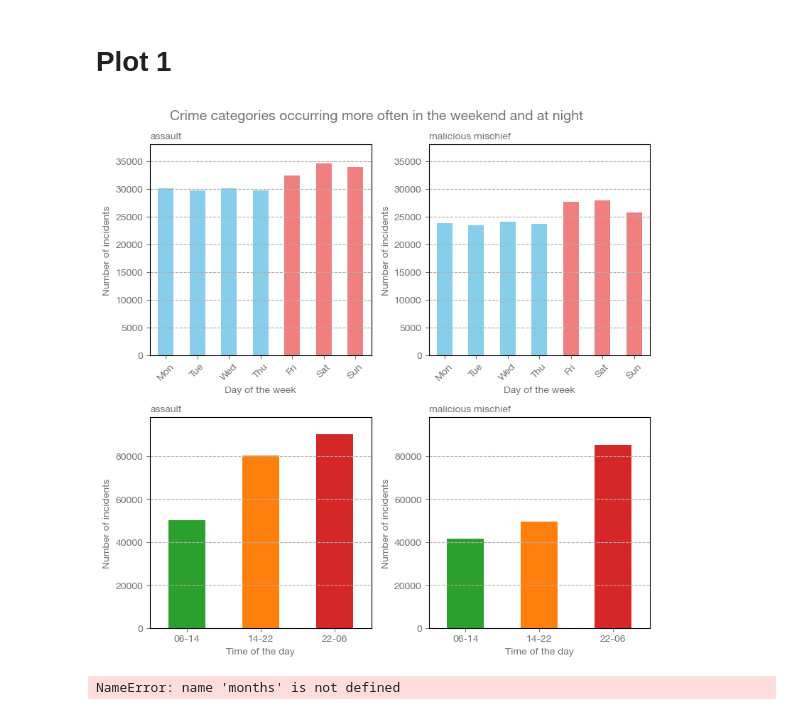
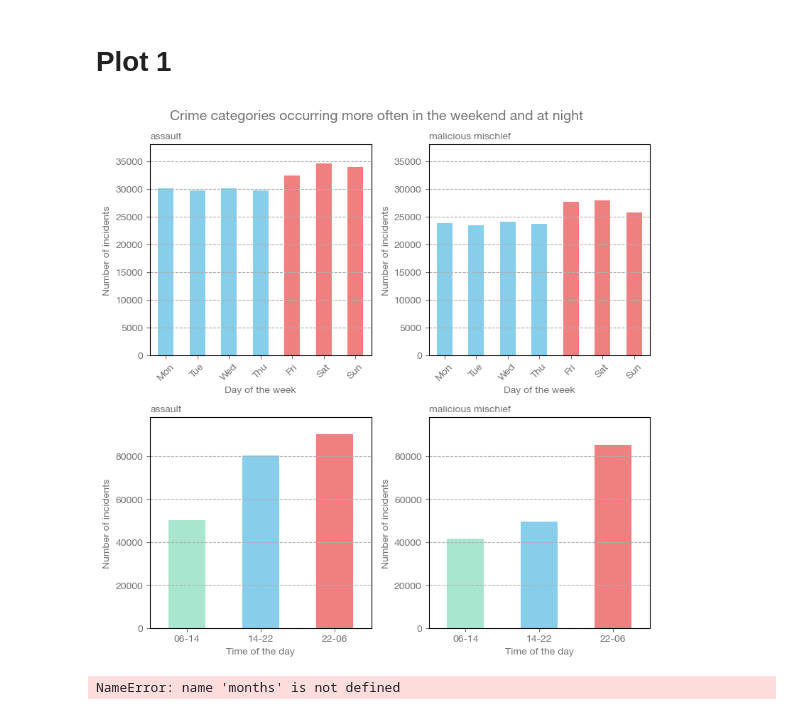
Before and after one commit to BalducciFrancesco/SF-crimes-weekend, a Jupyter notebook: assets/sources/assignment2.ipynb, the cells around one changed output. Saved outputs shown, nothing was run; the diff lists cells and outputs as text; code cells hidden in the pictures.

Commit message:
fixed colors

```diff
--- a/assets/sources/assignment2.ipynb
+++ b/assets/sources/assignment2.ipynb
@@ -262,8 +262,6 @@ fig, axes = plt.subplots(2, 2, figsize=(8, 8))
 # Define weekday colors (Mon-Thu) and weekend colors (Fri-Sun)
 weekday_color = 'skyblue'
 weekend_color = 'lightcoral'
-
-
 
 # Group by day of the week
 for i, crime in enumerate(['assault', 'malicious mischief']):
@@ -282,35 +280,35 @@ for i, crime in enumerate(['assault', 'malicious mischief']):
     ax.set_xlabel('Day of the week')
     ax.set_title(crime, fontsize = 10, loc='left')
     ax.set_ylabel('Number of incidents')
     ax.set_ylim([0, 38000])
     ax.grid(axis='y', linestyle='--')
 
 # Define time slot colors
-time_slot_colors = ['#2ca02c', '#ff7f0e', '#d62728']
+time_slot_colors = ['#a8e6cf', 'skyblue', 'lightcoral']
 
 # Group by time of the day
 for i, crime in enumerate(['assault', 'malicious mischief']):
     crime_data = d[d['Incident Category'] == crime].copy()
     crime_data_timeofday = crime_data.groupby(crime_data['Incident Datetime'].dt.hour // 8).size()
 
     # Plotting the average incidents per time slot
     ax = axes[1, i]  # Select the subplot in the second row
     crime_data_timeofday.plot(kind='bar', ax=ax, color=time_slot_colors)
     ax.set_xticks(range(3))
     ax.set_xticklabels(['06-14', '14-22', '22-06'], rotation=0)
     ax.set_xlabel('Time of the day')
     ax.set_title(crime, fontsize = 10, loc='left')
     ax.set_ylabel('Number of incidents')
     ax.set_ylim([0, 98000])
     ax.grid(axis='y', linestyle='--')
 
 
 fig.suptitle('Crime categories occurring more often in the weekend and at night', fontsize=14)
 
 plt.tight_layout()
 plt.savefig('../images/assignment2_plot1.png')
 # %% [output]
-[figure, old version]
+[figure, new version]
 # %%
 import folium
 import folium.plugins
```
Also changed, not shown: 1 other file.
